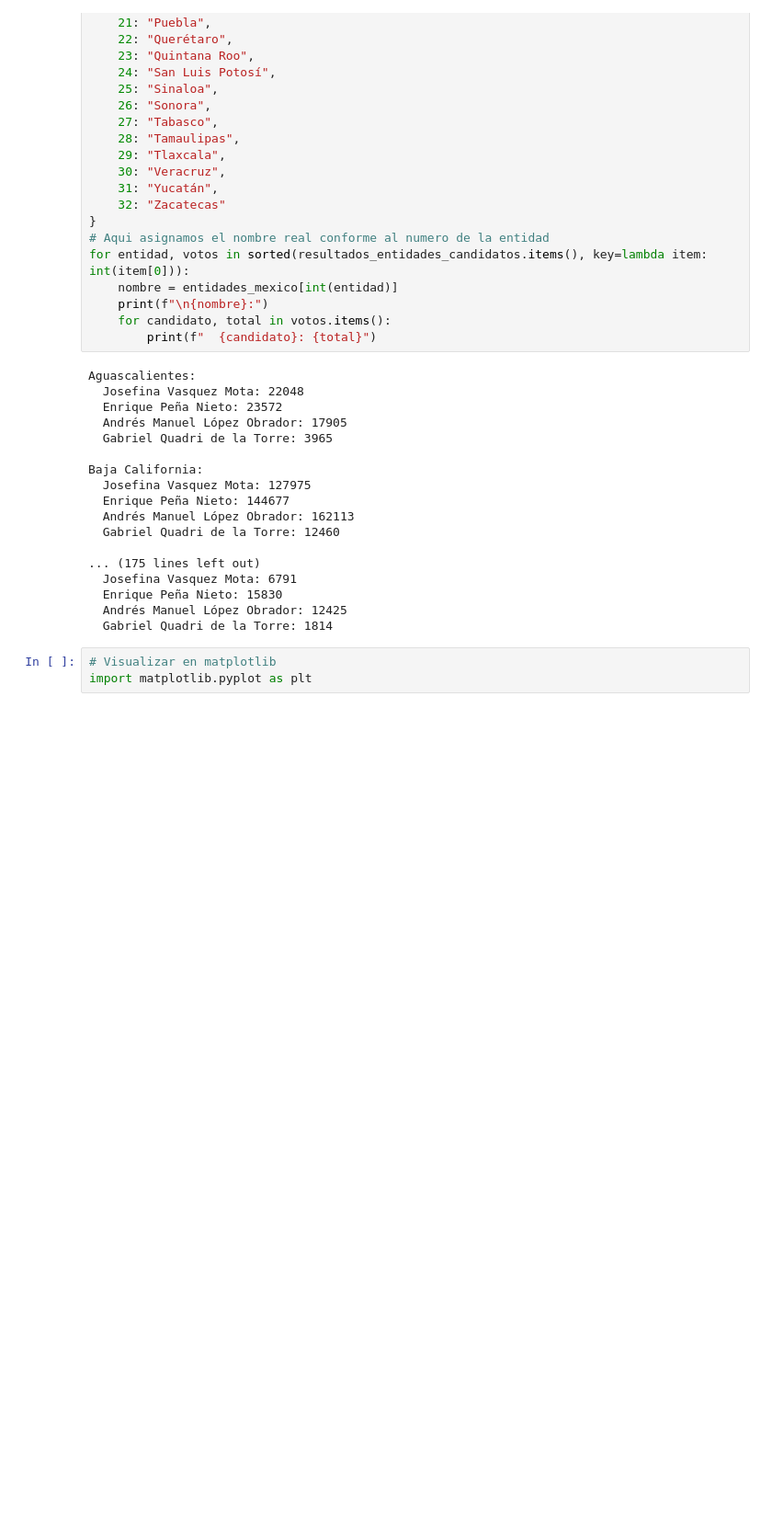
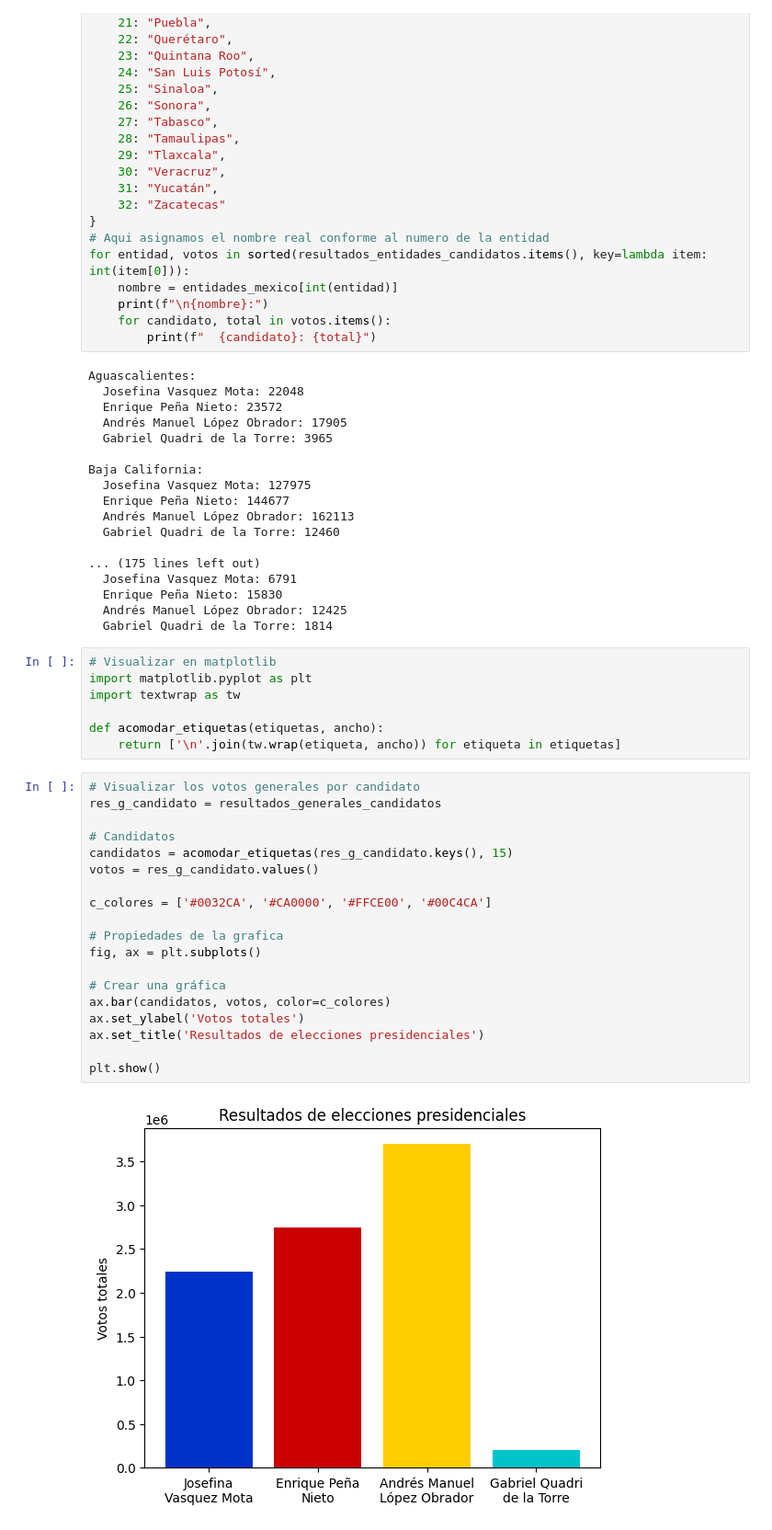
Before and after one commit to PabloXantini/SABANAS_Studio, a Jupyter notebook: CD_04_PrimerProyecto_NOMBRE_APELLIDO.ipynb, the cells around one changed output. Shown at 92% size. Saved outputs shown, nothing was run; the diff lists cells and outputs as text; blank space fills up the shorter version.

Commit message:
feat: added graphs for some results

```diff
--- a/CD_04_PrimerProyecto_NOMBRE_APELLIDO.ipynb
+++ b/CD_04_PrimerProyecto_NOMBRE_APELLIDO.ipynb
@@ -239,3 +239,28 @@ Baja California:
 # %%
 # Visualizar en matplotlib
 import matplotlib.pyplot as plt
+import textwrap as tw
+
+def acomodar_etiquetas(etiquetas, ancho):
+    return ['\n'.join(tw.wrap(etiqueta, ancho)) for etiqueta in etiquetas]
+# %%
+# Visualizar los votos generales por candidato
+res_g_candidato = resultados_generales_candidatos
+
+# Candidatos
+candidatos = acomodar_etiquetas(res_g_candidato.keys(), 15)
+votos = res_g_candidato.values()
+
+c_colores = ['#0032CA', '#CA0000', '#FFCE00', '#00C4CA']
+
+# Propiedades de la grafica
+fig, ax = plt.subplots()
+
+# Crear una gráfica
+ax.bar(candidatos, votos, color=c_colores)
+ax.set_ylabel('Votos totales')
+ax.set_title('Resultados de elecciones presidenciales')
+
+plt.show()
+# %% [output]
+[figure, added]
```
Also changed, not shown: parts of 1 cell of this notebook.
